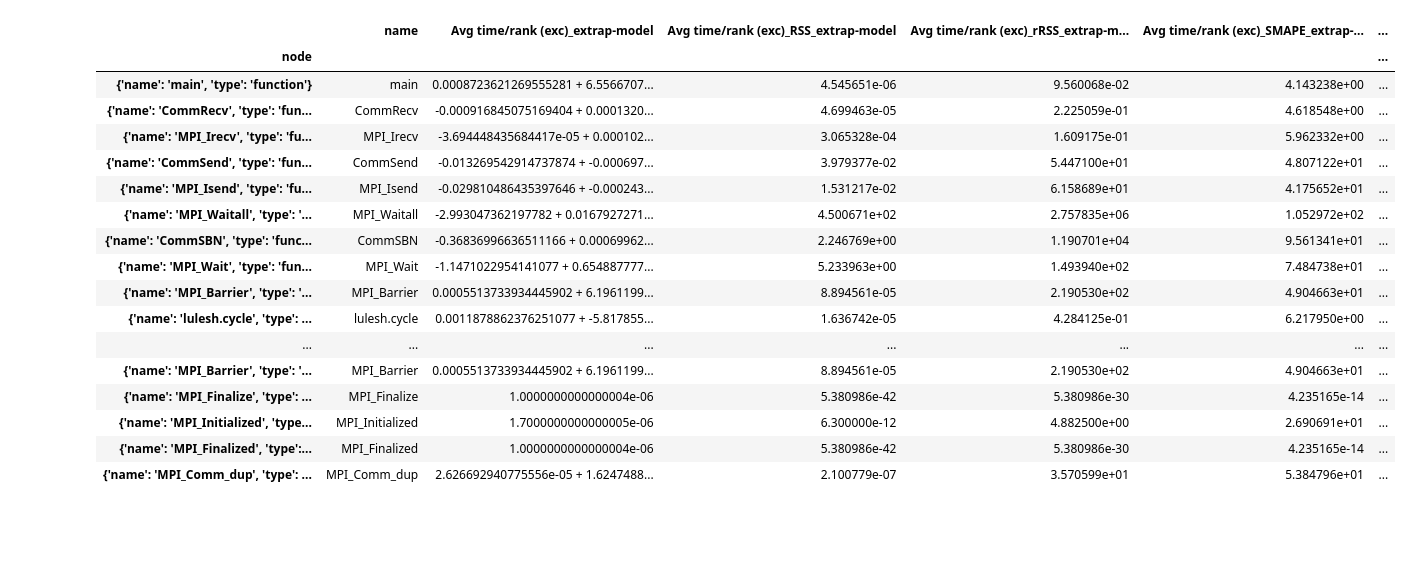
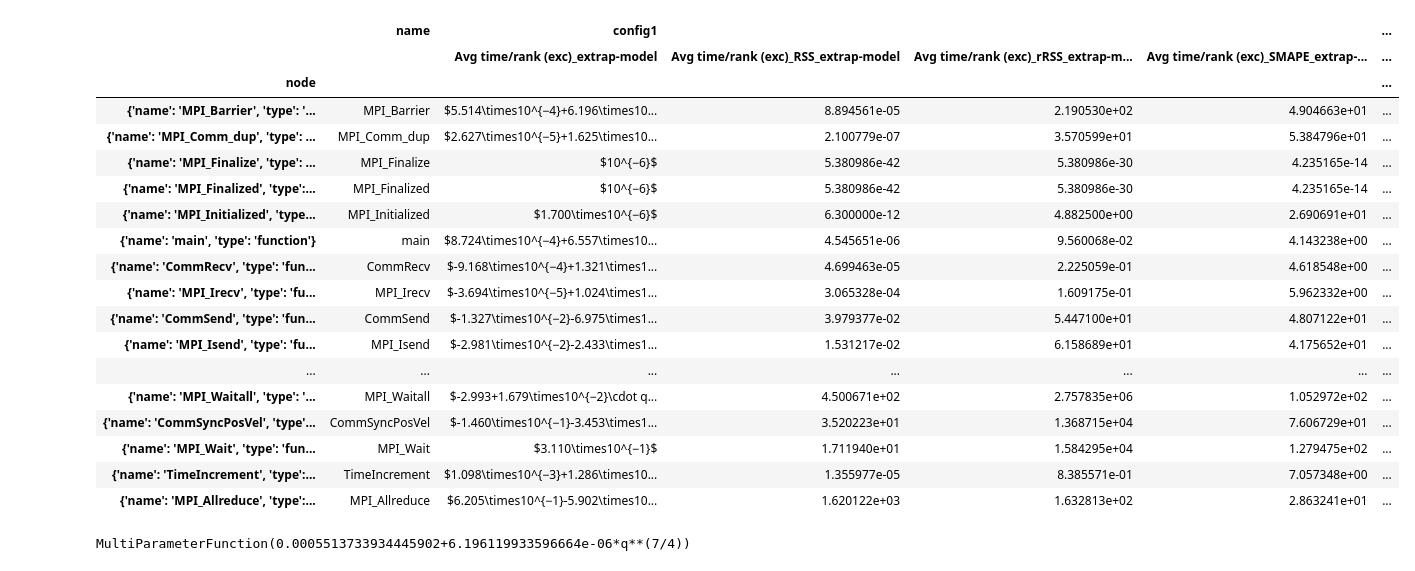
Before and after one commit to LLNL/thicket-tutorial, a Jupyter notebook: notebooks/test.ipynb, the cells around one changed output. Saved outputs shown, nothing was run; the diff lists cells and outputs as text; code cells hidden in the pictures; blank space fills up the shorter version.

```diff
--- a/notebooks/test.ipynb
+++ b/notebooks/test.ipynb
@@ -40,24 +119,27 @@ mdl.produce_models(use_median=True)
+# %%
+pd.set_option('display.max_colwidth', None)
+thicket.statsframe.dataframe
+# %% [output]
+|  | name | config1 |  |  |  | ... |
+|  |  | Avg time/rank (exc)_extrap-model | Avg time/rank (exc)_RSS_extrap-model | Avg time/rank (exc)_rRSS_extrap-m... | Avg time/rank (exc)_SMAPE_extrap-... | ... |
+| node |  |  |  |  |  | ... |
+| {'name': 'MPI_Barrier', 'type': '... | MPI_Barrier | $5.514\times10^{−4}+6.196\times10... | 8.894561e-05 | 2.190530e+02 | 4.904663e+01 | ... |
+| {'name': 'MPI_Comm_dup', 'type': ... | MPI_Comm_dup | $2.627\times10^{−5}+1.625\times10... | 2.100779e-07 | 3.570599e+01 | 5.384796e+01 | ... |
+| {'name': 'MPI_Finalize', 'type': ... | MPI_Finalize | $10^{−6}$ | 5.380986e-42 | 5.380986e-30 | 4.235165e-14 | ... |
+| {'name': 'MPI_Finalized', 'type':... | MPI_Finalized | $10^{−6}$ | 5.380986e-42 | 5.380986e-30 | 4.235165e-14 | ... |
+| {'name': 'MPI_Initialized', 'type... | MPI_Initialized | $1.700\times10^{−6}$ | 6.300000e-12 | 4.882500e+00 | 2.690691e+01 | ... |
+| {'name': 'main', 'type': 'function'} | main | $8.724\times10^{−4}+6.557\times10... | 4.545651e-06 | 9.560068e-02 | 4.143238e+00 | ... |
+| {'name': 'CommRecv', 'type': 'fun... | CommRecv | $-9.168\times10^{−4}+1.321\times1... | 4.699463e-05 | 2.225059e-01 | 4.618548e+00 | ... |
+| {'name': 'MPI_Irecv', 'type': 'fu... | MPI_Irecv | $-3.694\times10^{−5}+1.024\times1... | 3.065328e-04 | 1.609175e-01 | 5.962332e+00 | ... |
+| {'name': 'CommSend', 'type': 'fun... | CommSend | $-1.327\times10^{−2}-6.975\times1... | 3.979377e-02 | 5.447100e+01 | 4.807122e+01 | ... |
+| {'name': 'MPI_Isend', 'type': 'fu... | MPI_Isend | $-2.981\times10^{−2}-2.433\times1... | 1.531217e-02 | 6.158689e+01 | 4.175652e+01 | ... |
+| ... | ... | ... | ... | ... | ... | ... |
+| {'name': 'MPI_Waitall', 'type': '... | MPI_Waitall | $-2.993+1.679\times10^{−2}\cdot q... | 4.500671e+02 | 2.757835e+06 | 1.052972e+02 | ... |
+| {'name': 'CommSyncPosVel', 'type'... | CommSyncPosVel | $-1.460\times10^{−1}-3.453\times1... | 3.520223e+01 | 1.368715e+04 | 7.606729e+01 | ... |
+| {'name': 'MPI_Wait', 'type': 'fun... | MPI_Wait | $3.110\times10^{−1}$ | 1.711940e+01 | 1.584295e+04 | 1.279475e+02 | ... |
+| {'name': 'TimeIncrement', 'type':... | TimeIncrement | $1.098\times10^{−3}+1.286\times10... | 1.355977e-05 | 8.385571e-01 | 7.057348e+00 | ... |
+| {'name': 'MPI_Allreduce', 'type':... | MPI_Allreduce | $6.205\times10^{−1}-5.902\times10... | 1.620122e+03 | 1.632813e+02 | 2.863241e+01 | ... |
 # %%
-#t_ens.statsframe.dataframe["Avg time/rank (exc)_extrap-model"].iloc[0].mdl.hypothesis.function
+thicket.statsframe.dataframe["config1"]["Avg time/rank (exc)_extrap-model"].iloc[0].mdl.hypothesis.function
+# %% [output]
+MultiParameterFunction(0.0005513733934445902+6.196119933596664e-06*q**(7/4))
-# %%
-pd.set_option('display.max_colwidth', None)
-t_ens.statsframe.dataframe
-# %% [output]
-|  | name | Avg time/rank (exc)_extrap-model | Avg time/rank (exc)_RSS_extrap-model | Avg time/rank (exc)_rRSS_extrap-m... | Avg time/rank (exc)_SMAPE_extrap-... | ... |
-| node |  |  |  |  |  | ... |
-| {'name': 'main', 'type': 'function'} | main | 0.0008723621269555281 + 6.5566707... | 4.545651e-06 | 9.560068e-02 | 4.143238e+00 | ... |
-| {'name': 'CommRecv', 'type': 'fun... | CommRecv | -0.000916845075169404 + 0.0001320... | 4.699463e-05 | 2.225059e-01 | 4.618548e+00 | ... |
-| {'name': 'MPI_Irecv', 'type': 'fu... | MPI_Irecv | -3.694448435684417e-05 + 0.000102... | 3.065328e-04 | 1.609175e-01 | 5.962332e+00 | ... |
-| {'name': 'CommSend', 'type': 'fun... | CommSend | -0.013269542914737874 + -0.000697... | 3.979377e-02 | 5.447100e+01 | 4.807122e+01 | ... |
-| {'name': 'MPI_Isend', 'type': 'fu... | MPI_Isend | -0.029810486435397646 + -0.000243... | 1.531217e-02 | 6.158689e+01 | 4.175652e+01 | ... |
-| {'name': 'MPI_Waitall', 'type': '... | MPI_Waitall | -2.993047362197782 + 0.0167927271... | 4.500671e+02 | 2.757835e+06 | 1.052972e+02 | ... |
-| {'name': 'CommSBN', 'type': 'func... | CommSBN | -0.36836996636511166 + 0.00069962... | 2.246769e+00 | 1.190701e+04 | 9.561341e+01 | ... |
-| {'name': 'MPI_Wait', 'type': 'fun... | MPI_Wait | -1.1471022954141077 + 0.654887777... | 5.233963e+00 | 1.493940e+02 | 7.484738e+01 | ... |
-| {'name': 'MPI_Barrier', 'type': '... | MPI_Barrier | 0.0005513733934445902 + 6.1961199... | 8.894561e-05 | 2.190530e+02 | 4.904663e+01 | ... |
-| {'name': 'lulesh.cycle', 'type': ... | lulesh.cycle | 0.0011878862376251077 + -5.817855... | 1.636742e-05 | 4.284125e-01 | 6.217950e+00 | ... |
-| ... | ... | ... | ... | ... | ... | ... |
-| {'name': 'MPI_Barrier', 'type': '... | MPI_Barrier | 0.0005513733934445902 + 6.1961199... | 8.894561e-05 | 2.190530e+02 | 4.904663e+01 | ... |
-| {'name': 'MPI_Finalize', 'type': ... | MPI_Finalize | 1.0000000000000004e-06 | 5.380986e-42 | 5.380986e-30 | 4.235165e-14 | ... |
-| {'name': 'MPI_Initialized', 'type... | MPI_Initialized | 1.7000000000000005e-06 | 6.300000e-12 | 4.882500e+00 | 2.690691e+01 | ... |
-| {'name': 'MPI_Finalized', 'type':... | MPI_Finalized | 1.0000000000000004e-06 | 5.380986e-42 | 5.380986e-30 | 4.235165e-14 | ... |
-| {'name': 'MPI_Comm_dup', 'type': ... | MPI_Comm_dup | 2.626692940775556e-05 + 1.6247488... | 2.100779e-07 | 3.570599e+01 | 5.384796e+01 | ... |
```
Also changed, not shown: parts of 15 cells of this notebook, 4 other files.
